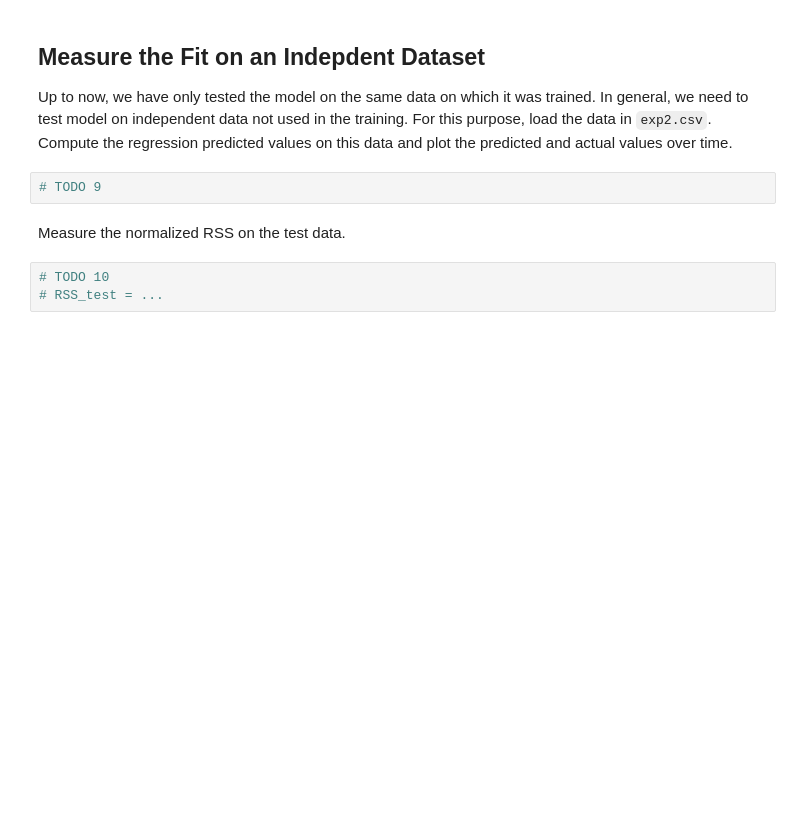
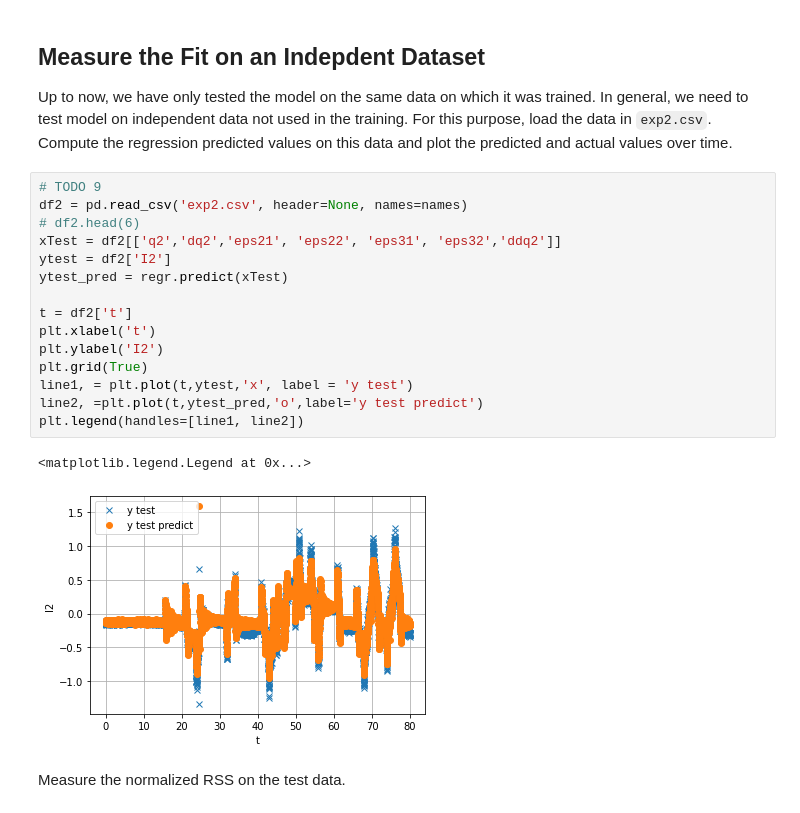
Before and after one commit to pliugithub/MachineLearning, a Jupyter notebook: unit03_mult_lin_reg/lab_robot_calib_partial.ipynb, the cells around one changed output. Drawn from its saved outputs; the diff is of its cells as text; blank space fills up the shorter version.

```diff
--- a/unit03_mult_lin_reg/lab_robot_calib_partial.ipynb
+++ b/unit03_mult_lin_reg/lab_robot_calib_partial.ipynb
@@ -101,10 +156,23 @@ Measure the normalized RSS given by `RSS / (n s^2_y).
 ## Measure the Fit on an Indepdent Dataset
 
 Up to now, we have only tested the model on the same data on which it was trained.  In general, we need to test model on independent data not used in the training.  For this purpose, load the data in `exp2.csv`.  Compute the regression predicted values on this data and plot the predicted and actual values over time.
-# %%
-# TODO 9
+# %%
+# TODO 9
+df2 = pd.read_csv('exp2.csv', header=None, names=names)
+# df2.head(6)
+xTest = df2[['q2','dq2','eps21', 'eps22', 'eps31', 'eps32','ddq2']]
+ytest = df2['I2']
+ytest_pred = regr.predict(xTest)
+
+t = df2['t']
+plt.xlabel('t')
+plt.ylabel('I2')
+plt.grid(True)
+line1, = plt.plot(t,ytest,'x', label = 'y test')
+line2, =plt.plot(t,ytest_pred,'o',label='y test predict')
+plt.legend(handles=[line1, line2])
+# %% [output]
+<matplotlib.legend.Legend at 0x...>
+[figure, added]
 # %% [markdown]
 Measure the normalized RSS on the test data.
-# %%
-# TODO 10
-# RSS_test = ...
```
Also changed, not shown: parts of 14 cells of this notebook.
